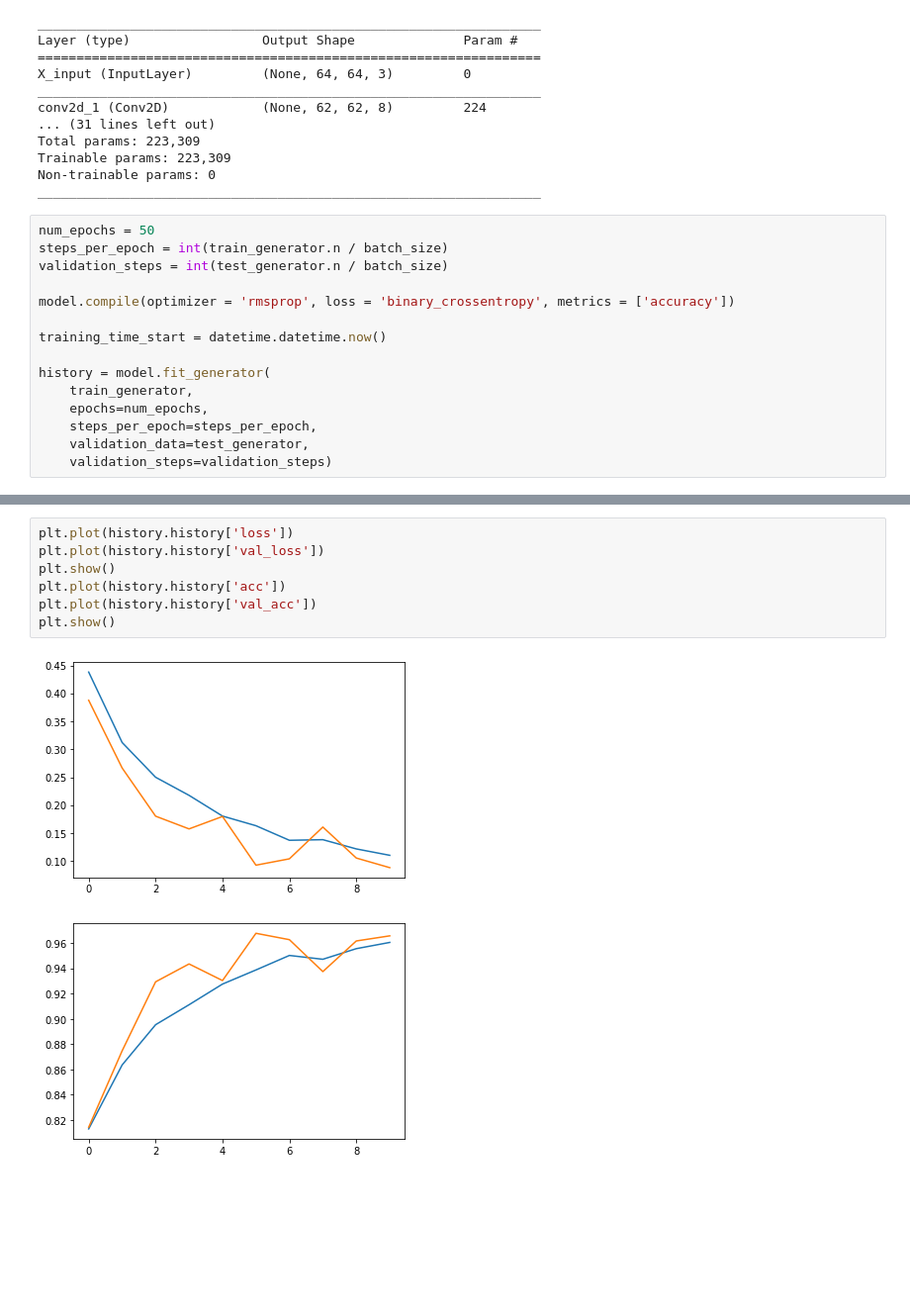
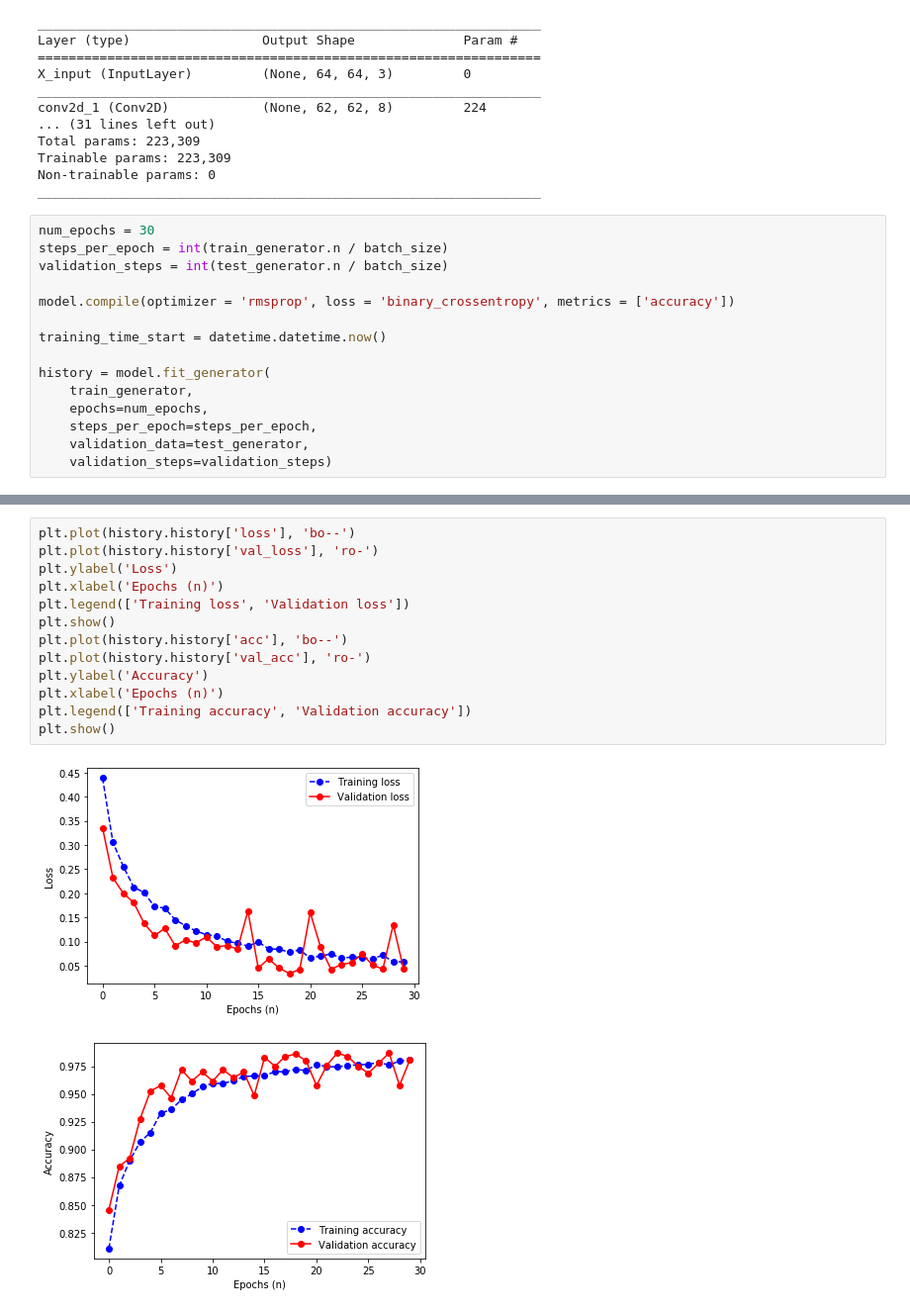
Before and after one commit to PerkLab/CARS2019Tutorial, a Jupyter notebook: Notebooks/TrainHappyModel.ipynb, the cells around one changed output, grey strips where cells are left out. Shown at 99% size. Saved outputs shown, nothing was run; the diff lists cells and outputs as text; blank space fills up the shorter version.

```diff
--- a/Notebooks/TrainHappyModel.ipynb
+++ b/Notebooks/TrainHappyModel.ipynb
@@ -163,7 +165,7 @@ Trainable params: 223,309
 Non-trainable params: 0
 _________________________________________________________________
 # %%
-num_epochs = 50
+num_epochs = 30
 steps_per_epoch = int(train_generator.n / batch_size)
 validation_steps = int(test_generator.n / batch_size)
 
@@ -228,13 +230,19 @@ for i in range(num_choices):
 # %%
-plt.plot(history.history['loss'])
-plt.plot(history.history['val_loss'])
+plt.plot(history.history['loss'], 'bo--')
+plt.plot(history.history['val_loss'], 'ro-')
+plt.ylabel('Loss')
+plt.xlabel('Epochs (n)')
+plt.legend(['Training loss', 'Validation loss'])
 plt.show()
-plt.plot(history.history['acc'])
-plt.plot(history.history['val_acc'])
+plt.plot(history.history['acc'], 'bo--')
+plt.plot(history.history['val_acc'], 'ro-')
+plt.ylabel('Accuracy')
+plt.xlabel('Epochs (n)')
+plt.legend(['Training accuracy', 'Validation accuracy'])
 plt.show()
 # %% [output]
-[figure, old version]
+[figure, new version]
-[figure, old version]
+[figure, new version]
 # %%
 timestamp = datetime.datetime.now().strftime('%Y-%m-%d_%H-%M-%S')
 
```
Also changed, not shown: parts of 6 cells of this notebook, 2 other files.
